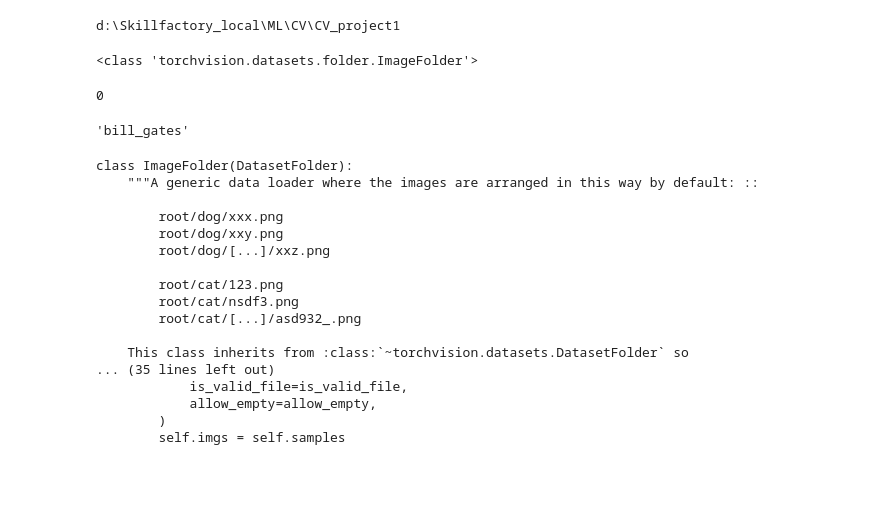
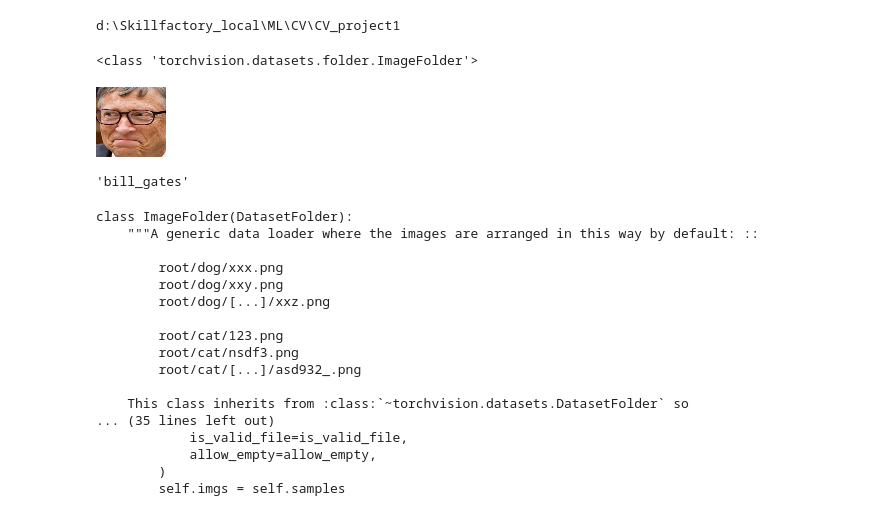
Before and after one commit to maksmick99/Face_Recognition_project, a Jupyter notebook: Face_recognition.ipynb, the cells around one changed output. Saved outputs shown, nothing was run; the diff lists cells and outputs as text; code cells hidden in the pictures; blank space fills up the shorter version.

```diff
--- a/Face_recognition.ipynb
+++ b/Face_recognition.ipynb
@@ -106,9 +83,9 @@ print(type(celebrity_dataset_train))
 <class 'torchvision.datasets.folder.ImageFolder'>
 # %%
 # Ячейка 8. Что внутри первого элемента: вторым идёт номер класса (0, 1, 2, ...)
-celebrity_dataset_train[0][1]
+celebrity_dataset_train[0][0]
 # %% [output]
-0
+[figure, added]
 # %%
 # Ячейка 9. По номеру класса получаем его имя
 # (список classes ImageFolder отсортирован по алфавиту)
```
Also changed, not shown: parts of 26 cells of this notebook.
